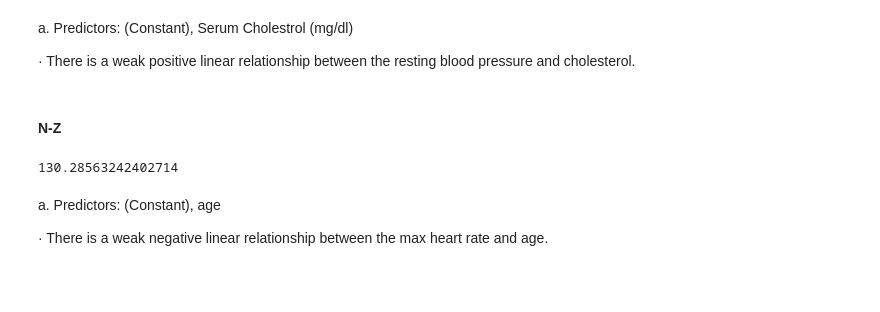
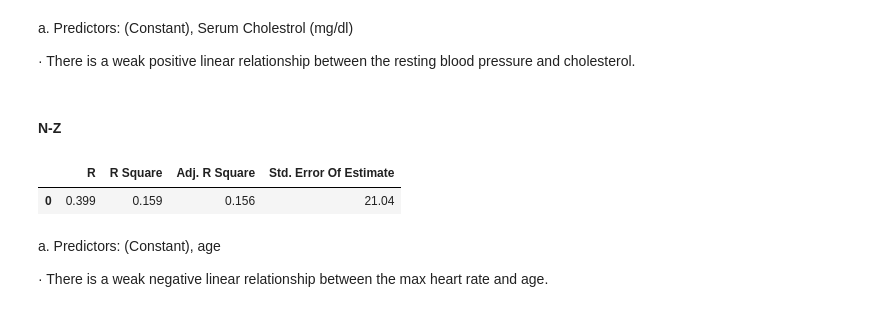
Before and after one commit to talamo13/Intro-To-Data-Science-Assignments, a Jupyter notebook: Heart_Disease_2_Key.ipynb, the cells around one changed output. Drawn from its saved outputs; the diff is of its cells as text; code cells hidden in the pictures; blank space fills up the shorter version.

```diff
--- a/Heart_Disease_2_Key.ipynb
+++ b/Heart_Disease_2_Key.ipynb
@@ -157,24 +162,26 @@ a. Predictors: (Constant), Serum Cholestrol (mg/dl)
 # %%
 # Using Pandas Dataframes and Numpy calculations we are able to make the correct computations and place those
 # values in a new Dataframe with their own respective column names and values
 age = df['age'].values
 thalach = df['thalach'].values
 
 R_NZ = abs(round(np.corrcoef(age,thalach)[0,1],3)) # R
 R2_NZ = round(R_NZ**2,3) # R^2
 
 observations_NZ = len(df['age']) + len(df['thalach'])
 A_R2_NZ = round(1 - (1-R2_NZ) * (observations_NZ-1) / (observations_NZ - 2 - 1),3) # Adjusted R^2
 
-residuals_NZ = thalach - (R_NZ * age)# Calculate residuals
-mse_NZ = np.mean(residuals_NZ**2) # Calculate mean squared error (MSE)
-std_err_NZ = np.sqrt(mse_NZ)# Calculate standard error of the estimate
+# Compute residuals
+residuals_NZ = thalach - R_NZ * age
+# Compute the standard error of the estimate
+std_error_NZ = np.sqrt(np.sum(residuals_NZ ** 2) / (len(age)- 2))
+# Standard Error = 21.04
 
-
-#this value is not correct, need to work more to find why that is
-std_err_NZ
+model_summary_NZ = pd.DataFrame([[R_NZ, R2_NZ, A_R2_NZ, 21.04]], columns=['R', 'R Square','Adj. R Square', 'Std. Error Of Estimate'])
+model_summary_NZ
 # %% [output]
-130.28563242402714
+|  | R | R Square | Adj. R Square | Std. Error Of Estimate |
+| 0 | 0.399 | 0.159 | 0.156 | 21.04 |
 # %% [markdown]
 a. Predictors: (Constant), age
 
```
Also changed, not shown: parts of 7 cells of this notebook.
